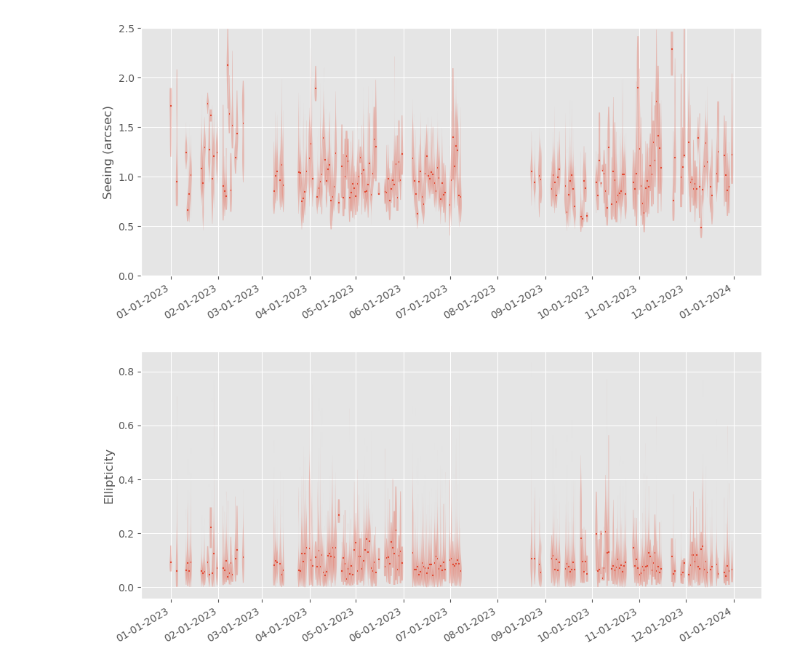
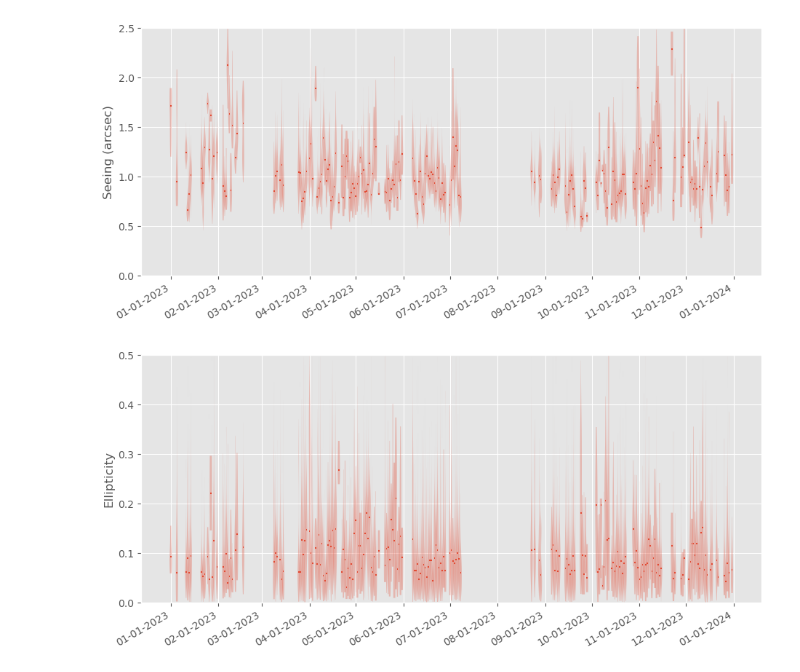
Before and after one commit to MMTObservatory/seeing_analysis, a Jupyter notebook: Seeing_2023.ipynb, the cells around one changed output. Saved outputs shown, nothing was run; the diff lists cells and outputs as text; code cells hidden in the pictures.

```diff
--- a/Seeing_2023.ipynb
+++ b/Seeing_2023.ipynb
@@ -223,17 +223,18 @@ with plt.style.context('ggplot', after_reset=True):
 # %%
 with plt.style.context('ggplot', after_reset=True):
     fig, ax = plt.subplots(figsize=(11,5))
     plt.violinplot(clean_ellipticity.values(), mdates.date2num(date_labels), points=50, widths=1.5,
                 showextrema=False, showmedians=True, bw_method='silverman')
 
     ax.xaxis.set_major_locator(mdates.MonthLocator())
     ax.xaxis.set_major_formatter(mdates.DateFormatter("%m-%d-%Y"))
+    ax.set_ylim(0.0, 0.5)
     fig.autofmt_xdate()
     plt.ylabel("Ellipticity")
     plt.savefig(f"{YEAR}_ellip_violin.png")
     plt.show()
 # %% [output]
-[figure, old version]
+[figure, new version]
 # %%
 months = sorted(list(set(daily.index.strftime('%Y-%m'))))
 mdata = [np.array(fixed.loc[month]['vlt_seeing']) for month in months]
```
Also changed, not shown: parts of 13 cells of this notebook, 26 other files.
